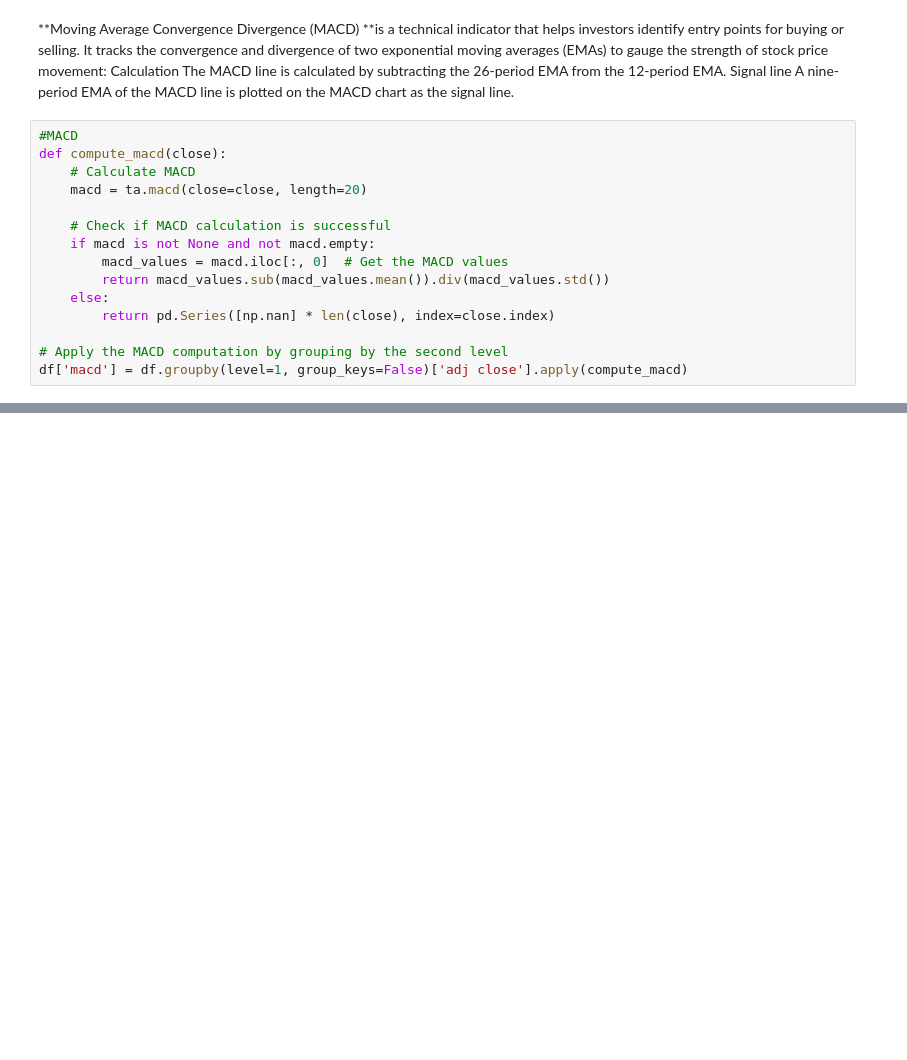
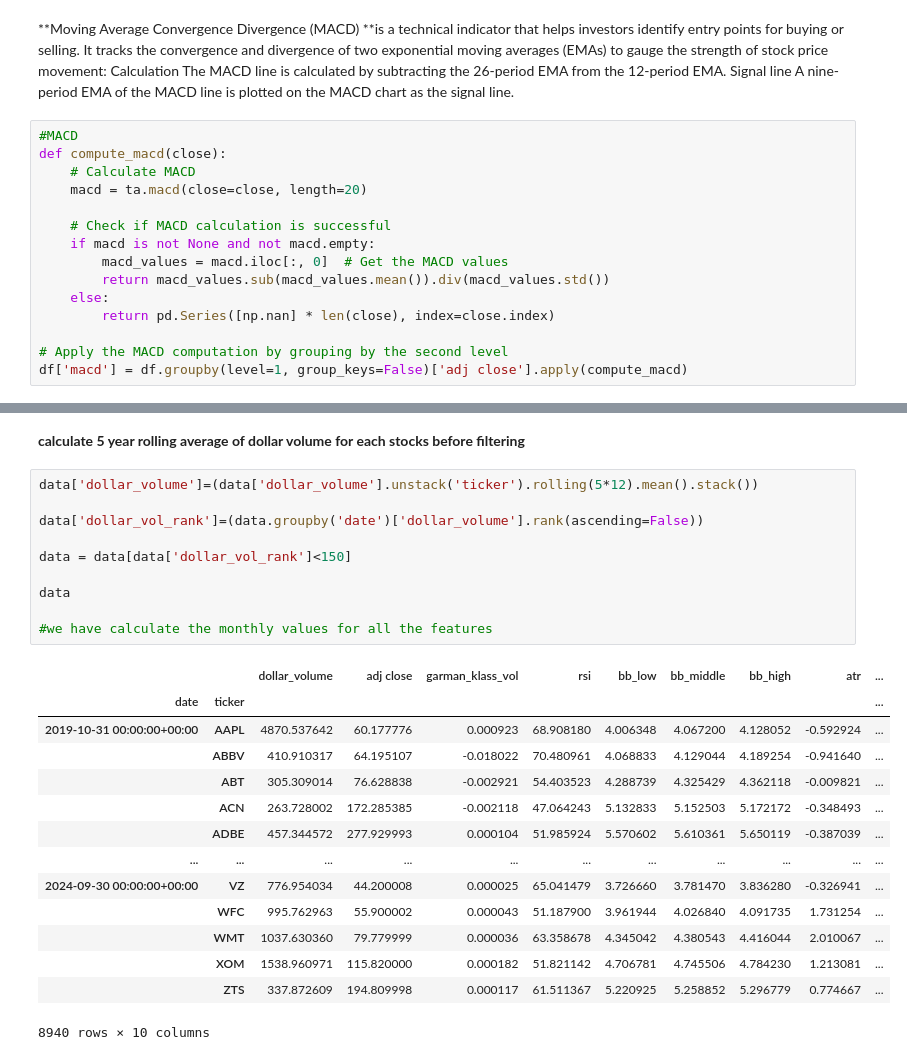
Before and after one commit to DattDixit/unsupervised_learning_trading_algorithm, a Jupyter notebook: unsupervised_learning_trading_algorithm.ipynb, the cells around one changed output, grey strips where cells are left out. Saved outputs shown, nothing was run; the diff lists cells and outputs as text; blank space fills up the shorter version.

```diff
--- a/unsupervised_learning_trading_algorithm.ipynb
+++ b/unsupervised_learning_trading_algorithm.ipynb
@@ -200,0 +273,27 @@ df
+# %% [markdown]
+**calculate 5 year rolling average of dollar volume for each stocks before filtering**
+# %%
+data['dollar_volume']=(data['dollar_volume'].unstack('ticker').rolling(5*12).mean().stack())
+
+data['dollar_vol_rank']=(data.groupby('date')['dollar_volume'].rank(ascending=False))
+
+data = data[data['dollar_vol_rank']<150]
+
+data
+
+#we have calculate the monthly values for all the features
+# %% [output]
+|  |  | dollar_volume | adj close | garman_klass_vol | rsi | bb_low | bb_middle | bb_high | atr | ... |
+| date | ticker |  |  |  |  |  |  |  |  | ... |
+| 2019-10-31 00:00:00+00:00 | AAPL | 4870.537642 | 60.177776 | 0.000923 | 68.908180 | 4.006348 | 4.067200 | 4.128052 | -0.592924 | ... |
+|  | ABBV | 410.910317 | 64.195107 | -0.018022 | 70.480961 | 4.068833 | 4.129044 | 4.189254 | -0.941640 | ... |
+|  | ABT | 305.309014 | 76.628838 | -0.002921 | 54.403523 | 4.288739 | 4.325429 | 4.362118 | -0.009821 | ... |
+|  | ACN | 263.728002 | 172.285385 | -0.002118 | 47.064243 | 5.132833 | 5.152503 | 5.172172 | -0.348493 | ... |
+|  | ADBE | 457.344572 | 277.929993 | 0.000104 | 51.985924 | 5.570602 | 5.610361 | 5.650119 | -0.387039 | ... |
+| ... | ... | ... | ... | ... | ... | ... | ... | ... | ... | ... |
+| 2024-09-30 00:00:00+00:00 | VZ | 776.954034 | 44.200008 | 0.000025 | 65.041479 | 3.726660 | 3.781470 | 3.836280 | -0.326941 | ... |
+|  | WFC | 995.762963 | 55.900002 | 0.000043 | 51.187900 | 3.961944 | 4.026840 | 4.091735 | 1.731254 | ... |
+|  | WMT | 1037.630360 | 79.779999 | 0.000036 | 63.358678 | 4.345042 | 4.380543 | 4.416044 | 2.010067 | ... |
+|  | XOM | 1538.960971 | 115.820000 | 0.000182 | 51.821142 | 4.706781 | 4.745506 | 4.784230 | 1.213081 | ... |
+|  | ZTS | 337.872609 | 194.809998 | 0.000117 | 61.511367 | 5.220925 | 5.258852 | 5.296779 | 0.774667 | ... |
+8940 rows × 10 columns
```
Also changed, not shown: parts of 12 cells of this notebook.
